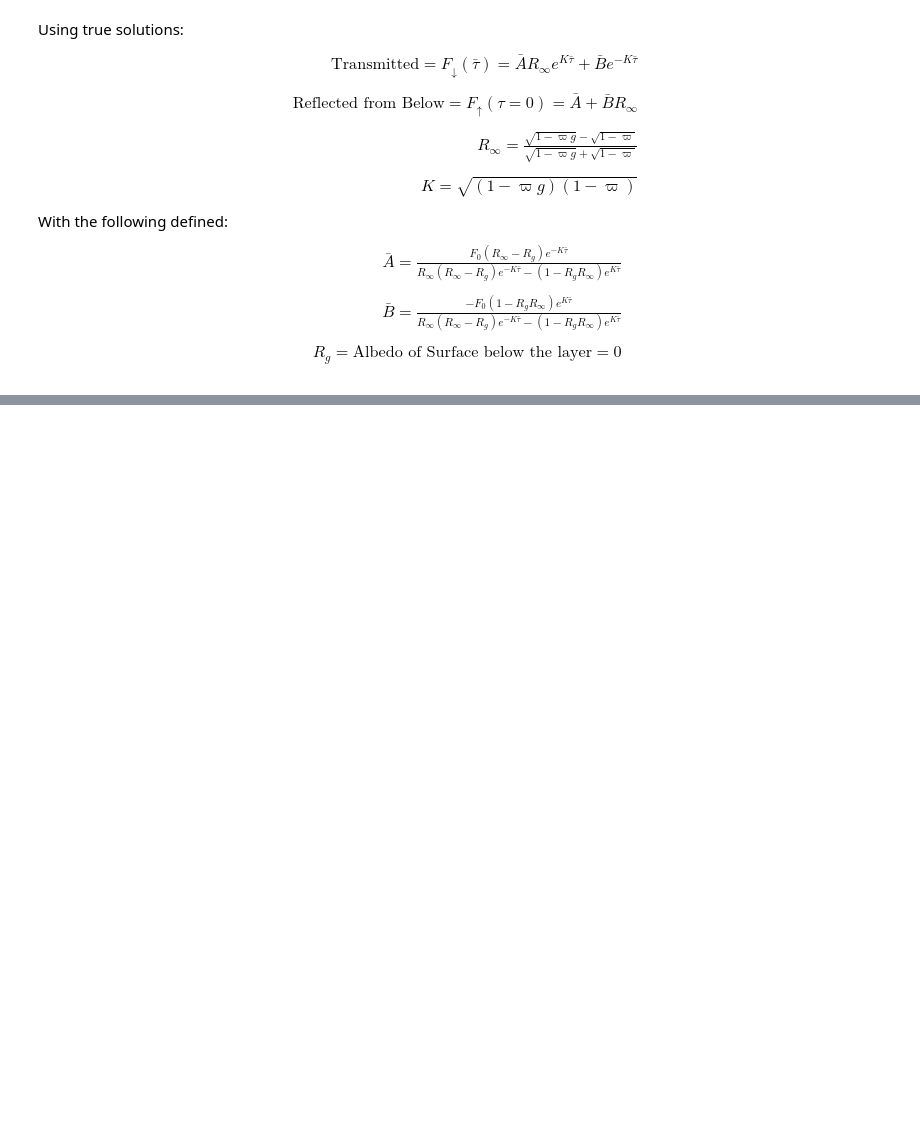
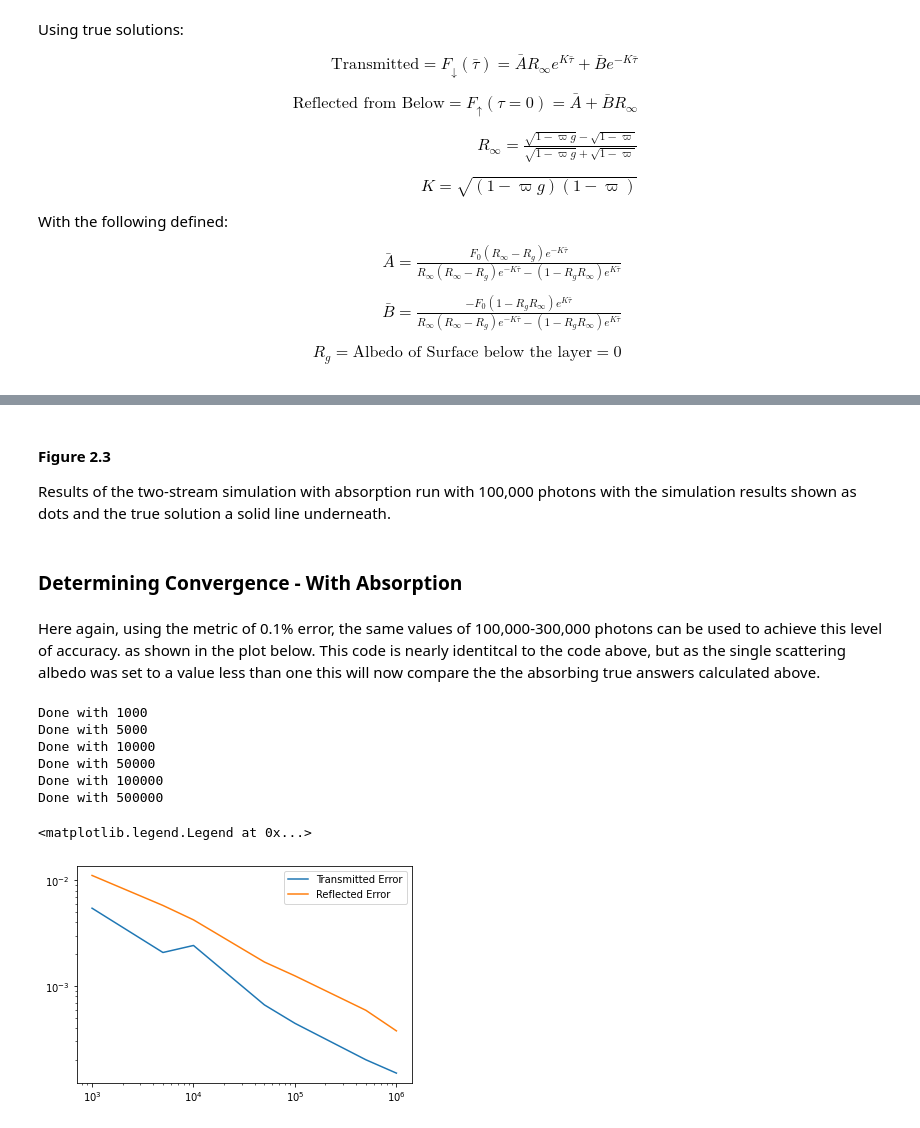
Before and after one commit to mwatwood-cu/monte_carlo_radiation, a Jupyter notebook: Monte Carlo Two Stream.ipynb, the cells around one changed output, grey strips where cells are left out. Drawn from its saved outputs; the diff is of its cells as text; code cells hidden in the pictures; blank space fills up the shorter version.

```diff
--- a/Monte Carlo Two Stream.ipynb
+++ b/Monte Carlo Two Stream.ipynb
@@ -161,0 +240,41 @@ plt.legend()
+# %% [markdown]
+#### Figure 2.3
+Results of the two-stream simulation with absorption run with 100,000 photons with the simulation results shown as dots and the true solution a solid line underneath.
+# %% [markdown]
+### Determining Convergence - With Absorption
+# %% [markdown]
+Here again, using the metric of 0.1% error, the same values of 100,000-300,000 photons can be used to achieve this level of accuracy. as shown in the plot below. This code is nearly identitcal to the code above, but as the single scattering albedo was set to a value less than one this will now compare the the absorbing true answers calculated above.
+# %%
+from sklearn.metrics import mean_squared_error
+
+exps = [1000, 5000, 10000, 50000, 100000, 500000, 1000000]
+t_error_full = np.zeros(7)
+r_error_full = np.zeros(7)
+t_error_full[6] = t_error[0]
+r_error_full[6] = r_error[0]
+it = 0
+for k in exps[0:6]:
+    n_photons = k
+    for i in range(num_taus):
+        results = full_sim(n_photons, tb[i], g, wpi)
+        tran[i] = results[1]
+        ref[i] = results[0]
+    t_error_full[it] = mean_squared_error(tran, T_true)
+    r_error_full[it] = mean_squared_error(ref, R_true)
+    print("Done with "+str(exps[it]))
+    it = it+1
+    #print("R error:"+str(r_error[it]))
+# %% [output]
+Done with 1000
+Done with 5000
+Done with 10000
+Done with 50000
+Done with 100000
+Done with 500000
+# %%
+plt.loglog(exps, np.sqrt(t_error_full), label="Transmitted Error")
+plt.loglog(exps, np.sqrt(r_error_full), label="Reflected Error")
+plt.legend()
+# %% [output]
+<matplotlib.legend.Legend at 0x...>
+[figure, added]
```
Also changed, not shown: parts of 18 cells of this notebook.
